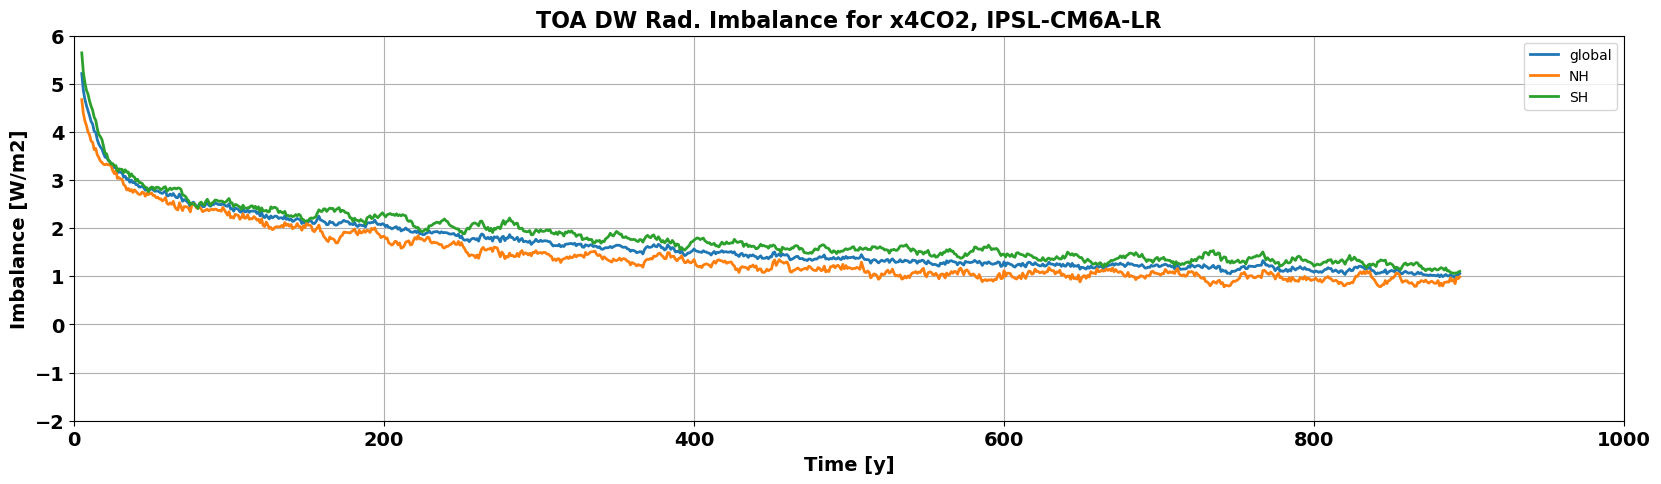
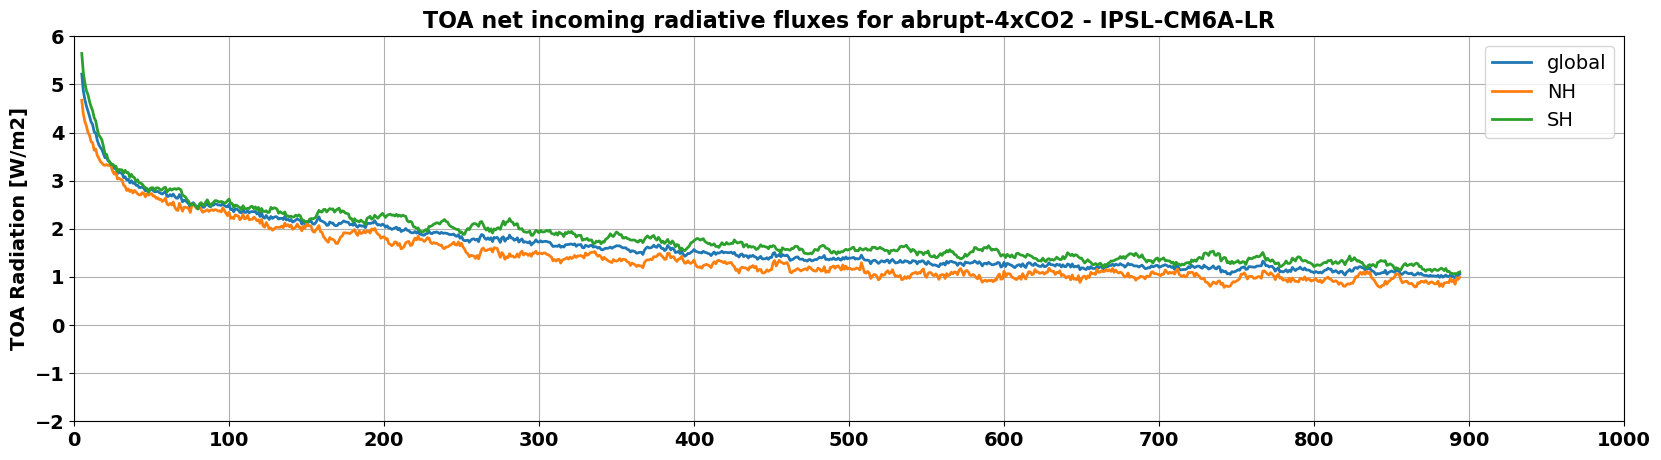
The notebook cell's code change between the first figure and the second:
--- before
+++ after
@@ -13,10 +13,10 @@
 plt.xlim(0, 1000)
 plt.ylim(-2, 6)
-plt.xlabel('Time [y]', fontsize=14, fontweight='bold')
-plt.ylabel('Imbalance [W/m2]', fontsize=14, fontweight='bold')
-plt.title('TOA DW Rad. Imbalance for x4CO2, IPSL-CM6A-LR', fontsize=16, fontweight='bold')
+#plt.xlabel('Time [y]', fontsize=14, fontweight='bold')
+plt.ylabel('TOA Radiation [W/m2]', fontsize=14, fontweight='bold')
+plt.title('TOA net incoming radiative fluxes for abrupt-4xCO2 - IPSL-CM6A-LR', fontsize=16, fontweight='bold')
 
-plt.xticks(fontsize=14, fontweight='bold')
+plt.xticks(np.arange(0, 1001, 100), fontsize=14, fontweight='bold')
 plt.yticks(fontsize=14, fontweight='bold')
-plt.legend()
+plt.legend(fontsize=14)
 plt.grid()

Commit: Add files via upload